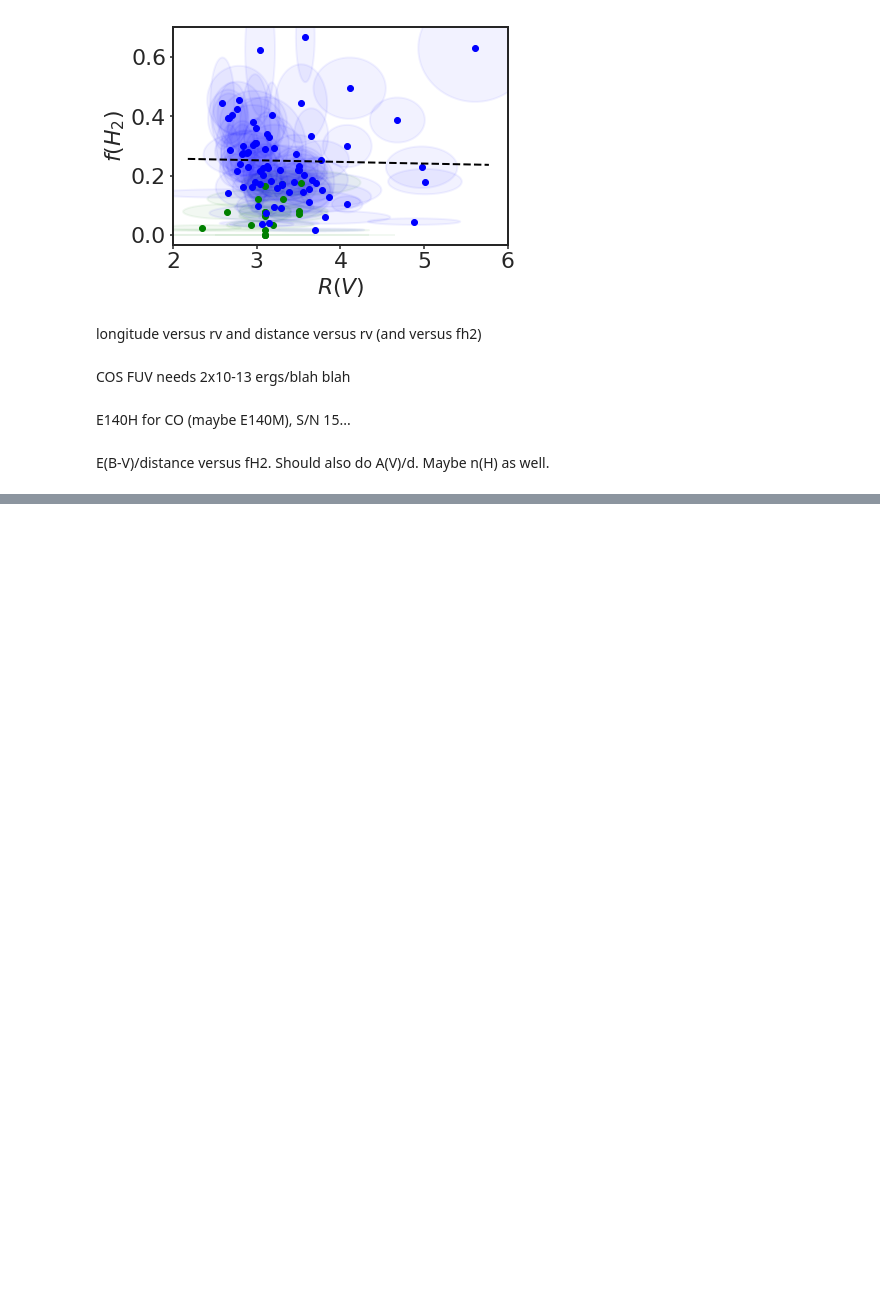
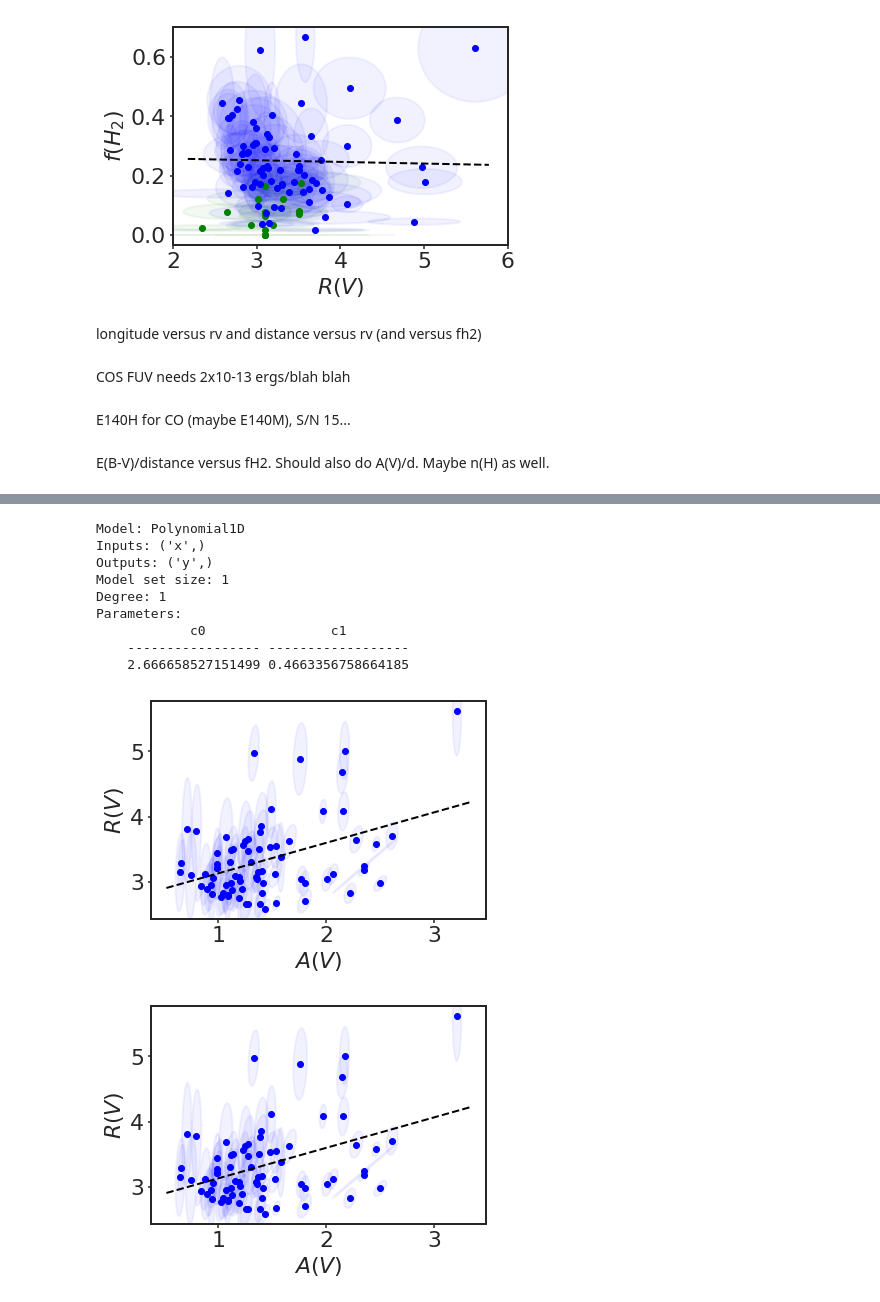
Before and after one commit to karllark/dust_fuse_h2, a Jupyter notebook: interesting_plots.ipynb, the cells around one changed output, grey strips where cells are left out. Drawn from its saved outputs; the diff is of its cells as text; code cells hidden in the pictures; blank space fills up the shorter version.

```diff
--- a/interesting_plots.ipynb
+++ b/interesting_plots.ipynb
@@ -196,0 +211,14 @@ E(B-V)/distance versus fH2.  Should also do A(V)/d.  Maybe n(H) as well.
+# %%
+plot_results(data, 'AV', 'RV')
+# %% [output]
+Model: Polynomial1D
+Inputs: ('x',)
+Outputs: ('y',)
+Model set size: 1
+Degree: 1
+Parameters:
+            c0                c1
+    ----------------- ------------------
+    2.666658527151499 0.4663356758664185
+[figure, added]
+[figure, added]
```
Also changed, not shown: parts of 1 cell of this notebook, 1 other file.
